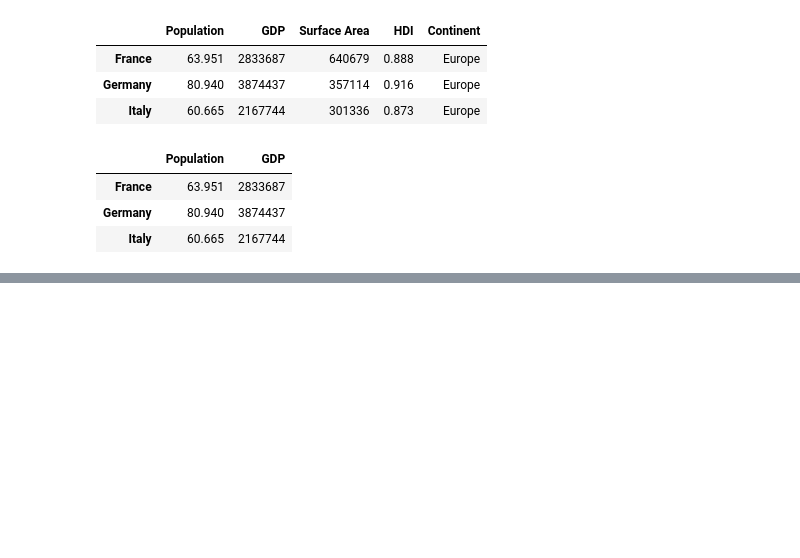
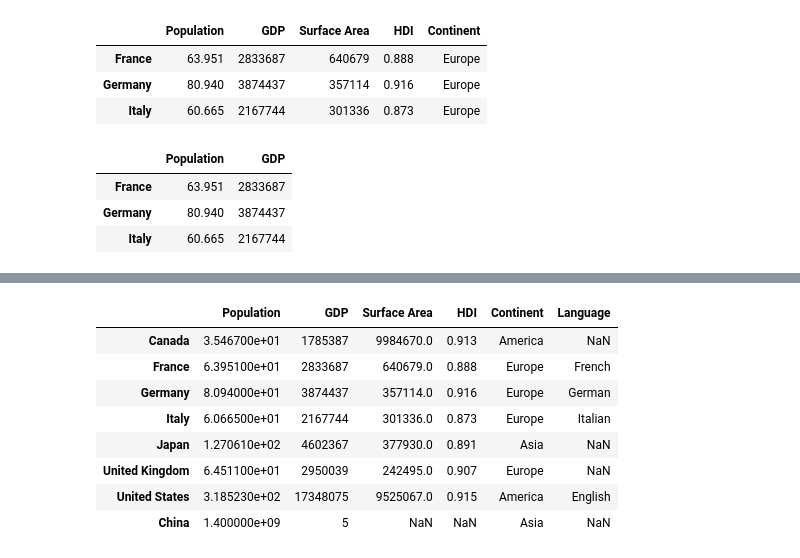
Before and after one commit to c-blomquist/Data-Analysis-Learning, a Jupyter notebook: Pandas_Practice/Pandas_Work.ipynb, the cells around one changed output, grey strips where cells are left out. Drawn from its saved outputs; the diff is of its cells as text; code cells hidden in the pictures; blank space fills up the shorter version.

```diff
--- a/Pandas_Practice/Pandas_Work.ipynb
+++ b/Pandas_Practice/Pandas_Work.ipynb
@@ -305,0 +423,12 @@ population_df.loc['France': 'Italy', ['Population', 'GDP']]
+# %%
+population_df
+# %% [output]
+|  | Population | GDP | Surface Area | HDI | Continent | Language |
+| Canada | 3.546700e+01 | 1785387 | 9984670.0 | 0.913 | America | NaN |
+| France | 6.395100e+01 | 2833687 | 640679.0 | 0.888 | Europe | French |
+| Germany | 8.094000e+01 | 3874437 | 357114.0 | 0.916 | Europe | German |
+| Italy | 6.066500e+01 | 2167744 | 301336.0 | 0.873 | Europe | Italian |
+| Japan | 1.270610e+02 | 4602367 | 377930.0 | 0.891 | Asia | NaN |
+| United Kingdom | 6.451100e+01 | 2950039 | 242495.0 | 0.907 | Europe | NaN |
+| United States | 3.185230e+02 | 17348075 | 9525067.0 | 0.915 | America | English |
+| China | 1.400000e+09 | 5 | NaN | NaN | Asia | NaN |
```
Also changed, not shown: parts of 13 cells of this notebook.
